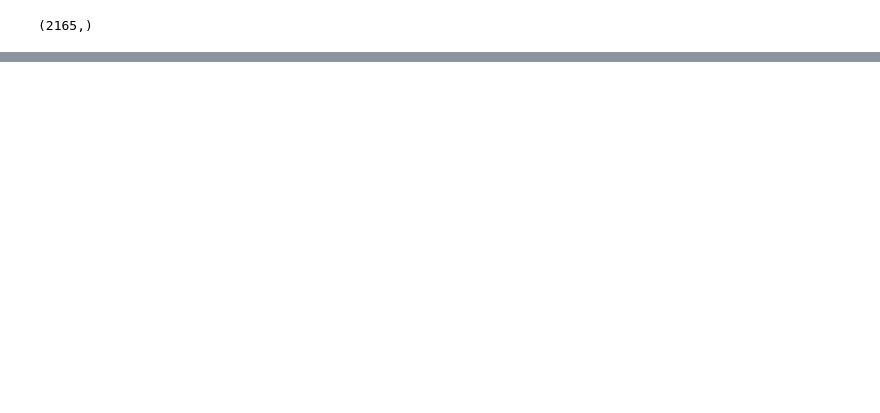
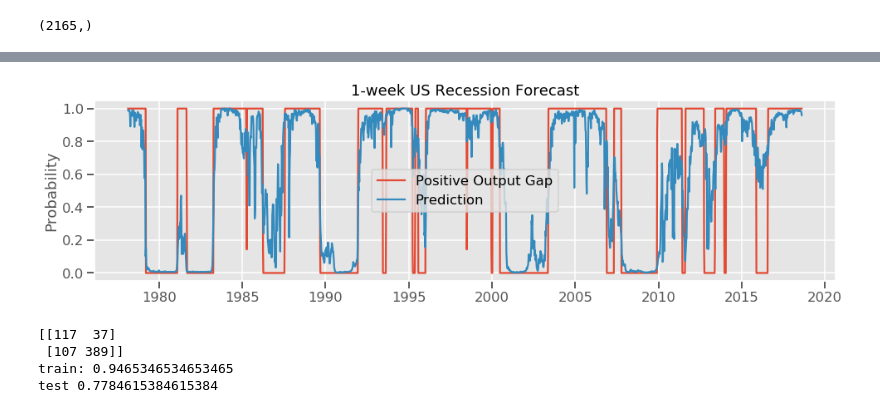
Before and after one commit to keita-dc/FlatironProject5, a Jupyter notebook: work_notebooks/work_notebook_keita_weekly_recession.ipynb, the cells around one changed output, grey strips where cells are left out. Cells and saved outputs as stored; diff of their text form; code cells hidden in the pictures; blank space fills up the shorter version.

```diff
--- a/work_notebooks/work_notebook_keita_weekly_recession.ipynb
+++ b/work_notebooks/work_notebook_keita_weekly_recession.ipynb
@@ -220,5 +314,5 @@ grid_search.best_params_
 # %%
-clf = SVC(C=0.1, gamma=0.0001, probability=True)
+clf = SVC(C=0.1, gamma=0.001, probability=True)
 clf.fit(X_train, y1w_train)
 confusion_matrix(clf.predict(X_test), y1w_test)
 # %% [output]
@@ -254,6 +328,0 @@ y1m_test = y1m[int(X_pca.shape[0]*0.7):]
-# %%
-clf = SVC()
-param_grid = {"C" : np.linspace(.1, 20, num=11),
-             "gamma" : np.linspace(10**-5, 5, num=6)}
-grid_search = GridSearchCV(clf, param_grid, cv=5)
-%timeit grid_search.fit(X_train, y1m_train)
@@ -310,6 +328,0 @@ y3m_test = y3m[int(X_pca.shape[0]*0.7):]
-# %%
-clf = SVC()
-param_grid = {"C" : np.linspace(.1, 20, num=11),
-             "gamma" : np.linspace(10**-5, 5, num=6)}
-grid_search = GridSearchCV(clf, param_grid, cv=5)
-%timeit grid_search.fit(X_train, y3m_train)
@@ -404,4 +328,0 @@ y12m_test = y12m[int(X_pca.shape[0]*0.7):]
-# %%
-clf = SVC(C=38, gamma=0.00001, probability=True)
-clf.fit(X_train, y12m_train)
-confusion_matrix(clf.predict(X_test), y12m_test)
@@ -515,0 +329,13 @@ plt.show()
+# %%
+pred = pd.DataFrame(clf.predict_proba(X_pca[:, :n_pc])[:, 1])
+pred.set_index(X.index, inplace=True)
+pred.columns = ["pred"]
+fig = plt.figure(figsize=(16,4))
+ax = plt.plot(pd.merge(df_merged.positive_gap[X_scaled.index], pred, on="date"))
+plt.title("1-week US Recession Forecast")
+plt.ylabel("Probability")
+plt.legend(["Positive Output Gap", "Prediction"])
+plt.savefig("../images/1w_gap_svc")
+plt.show()
+# %% [output]
+[figure, added]
@@ -515,0 +345,11 @@ plt.show()
+# %%
+clf = SVC(C=20, gamma=0.00001, probability=True)
+clf.fit(X_train, y1m_train)
+print(confusion_matrix(clf.predict(X_test), y1m_test))
+print("train:", clf.score(X_train, y1m_train))
+print("test", clf.score(X_test, y1m_test))
+# %% [output]
+[[117  37]
+ [107 389]]
+train: 0.9465346534653465
+test 0.7784615384615384
```
Also changed, not shown: parts of 124 cells of this notebook.
